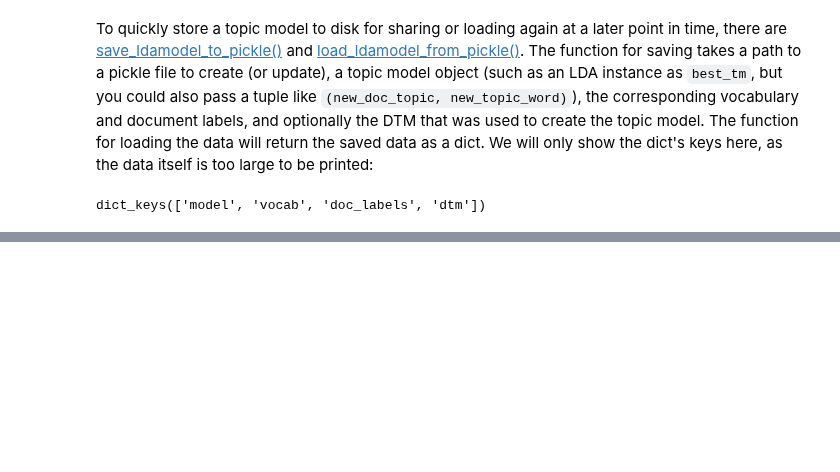
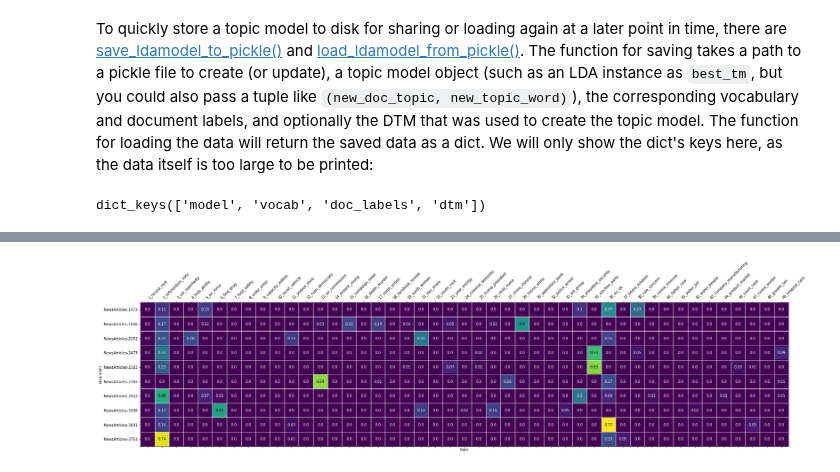
Before and after one commit to WZBSocialScienceCenter/tmtoolkit, a Jupyter notebook: doc/source/topic_modeling.ipynb, the cells around one changed output, grey strips where cells are left out. Drawn from its saved outputs; the diff is of its cells as text; code cells hidden in the pictures; blank space fills up the shorter version.

```diff
--- a/doc/source/topic_modeling.ipynb
+++ b/doc/source/topic_modeling.ipynb
@@ -817,0 +826,26 @@ dict_keys(['model', 'vocab', 'doc_labels', 'dtm'])
+# %%
+import matplotlib.pyplot as plt
+from tmtoolkit.topicmod.visualize import plot_doc_topic_heatmap
+
+# create a figure of certain size and
+# Axes object to draw on
+fig, ax = plt.subplots(figsize=(32, 8))
+
+which_docs = [
+    'NewsArticles-1473',
+    'NewsArticles-1646',
+    'NewsArticles-2252',
+    'NewsArticles-2473',
+    'NewsArticles-2583',
+    'NewsArticles-2765',
+    'NewsArticles-2922',
+    'NewsArticles-3396',
+    'NewsArticles-3601',
+    'NewsArticles-3753'
+]
+
+plot_doc_topic_heatmap(fig, ax, new_doc_topic, doc_labels,
+                       topic_labels=new_topic_labels,
+                       which_documents=which_docs);
+# %% [output]
+[figure, added]
```
Also changed, not shown: parts of 33 cells of this notebook, 8 other files.
